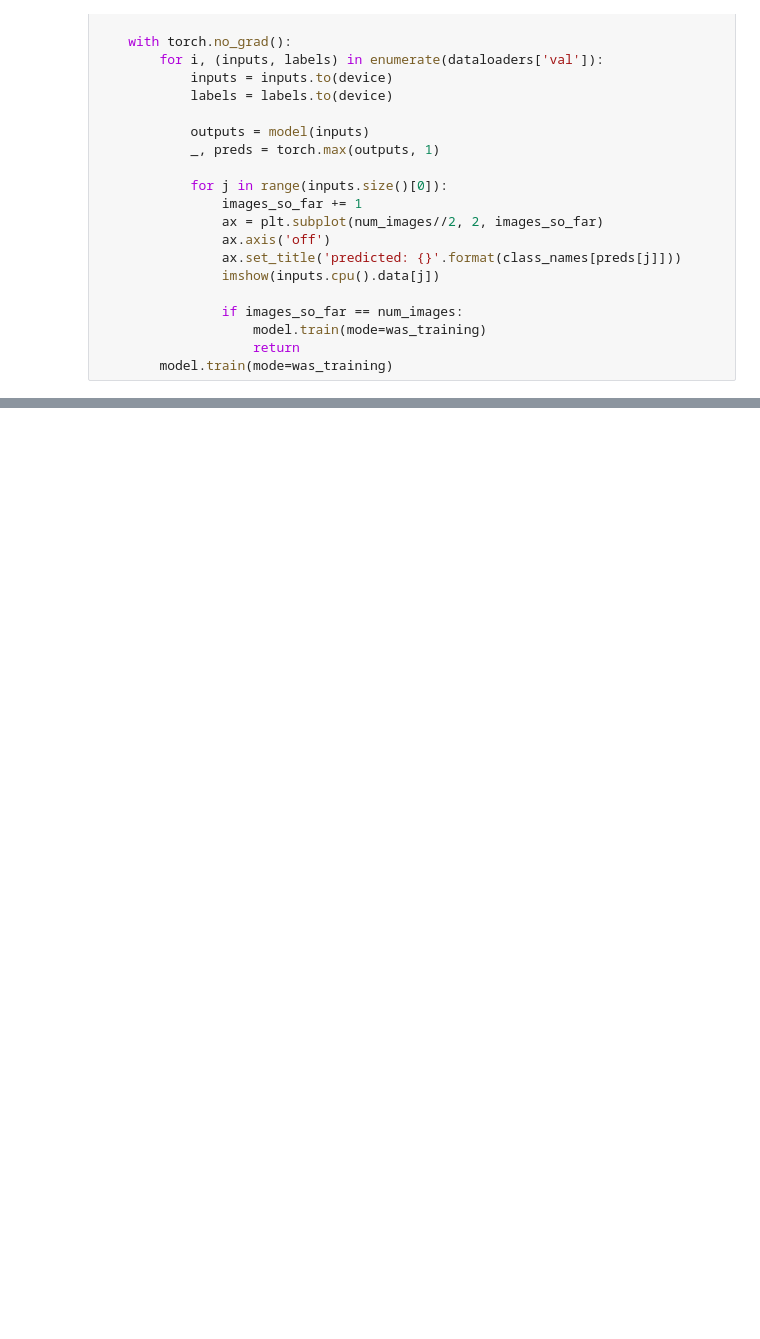
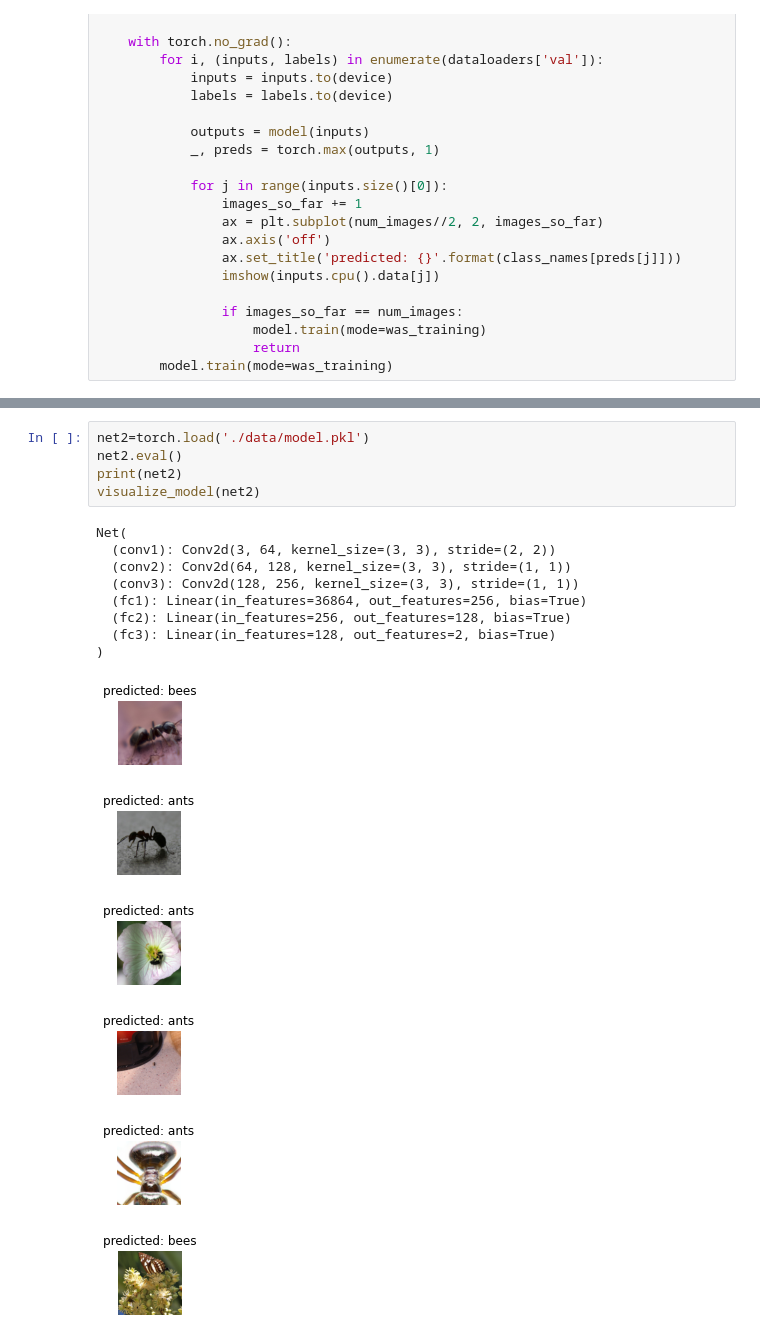
Before and after one commit to Allanroy-tz/Insect-classification, a Jupyter notebook: Learn.ipynb, the cells around one changed output, grey strips where cells are left out. Drawn from its saved outputs; the diff is of its cells as text; blank space fills up the shorter version.

```diff
--- a/Learn.ipynb
+++ b/Learn.ipynb
@@ -273,0 +283,20 @@ visualize_model(cnn_model)
+# %%
+net2=torch.load('./data/model.pkl')
+net2.eval()
+print(net2)
+visualize_model(net2)
+# %% [output]
+Net(
+  (conv1): Conv2d(3, 64, kernel_size=(3, 3), stride=(2, 2))
+  (conv2): Conv2d(64, 128, kernel_size=(3, 3), stride=(1, 1))
+  (conv3): Conv2d(128, 256, kernel_size=(3, 3), stride=(1, 1))
+  (fc1): Linear(in_features=36864, out_features=256, bias=True)
+  (fc2): Linear(in_features=256, out_features=128, bias=True)
+  (fc3): Linear(in_features=128, out_features=2, bias=True)
+)
+[figure, added]
+[figure, added]
+[figure, added]
+[figure, added]
+[figure, added]
+[figure, added]
```
Also changed, not shown: parts of 5 cells of this notebook, 2 other files.
